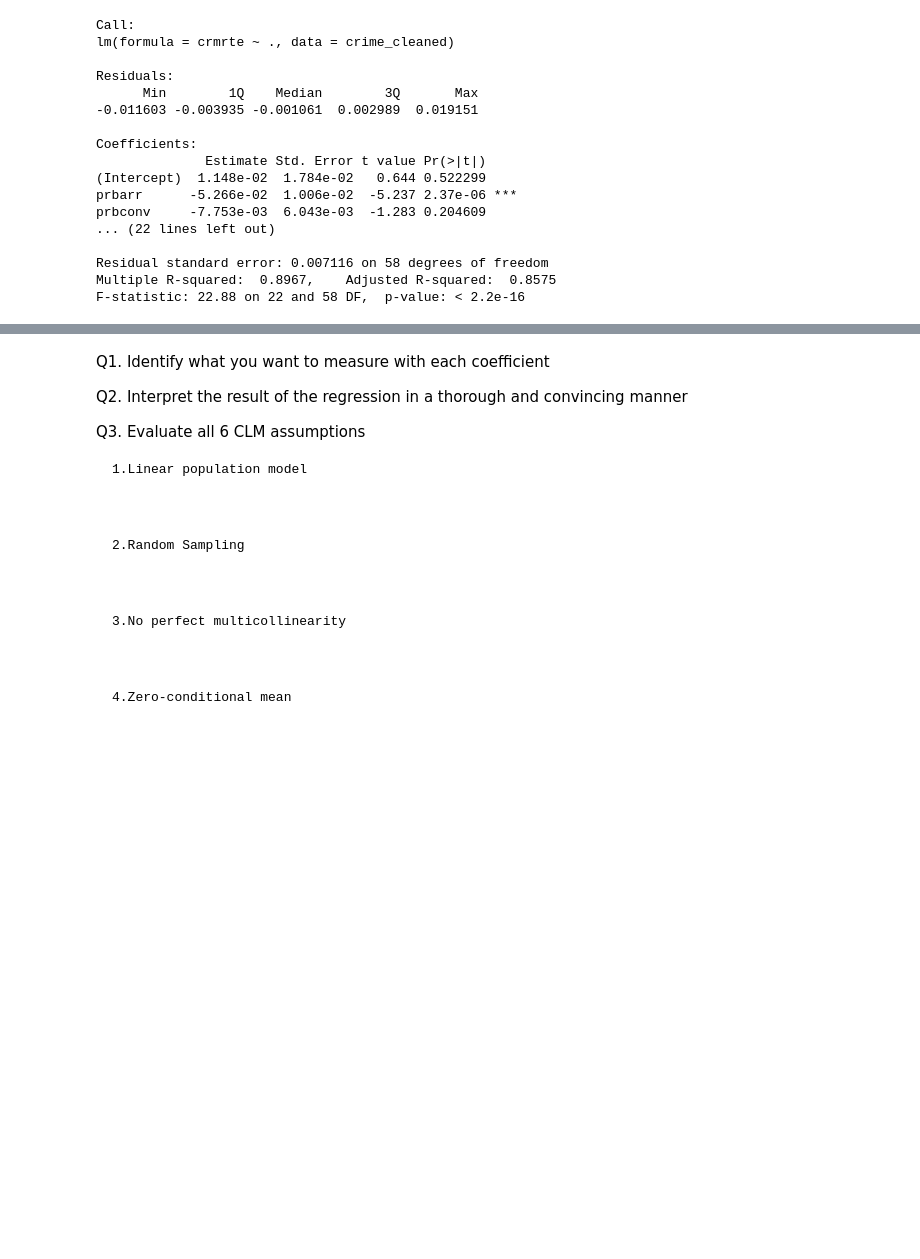
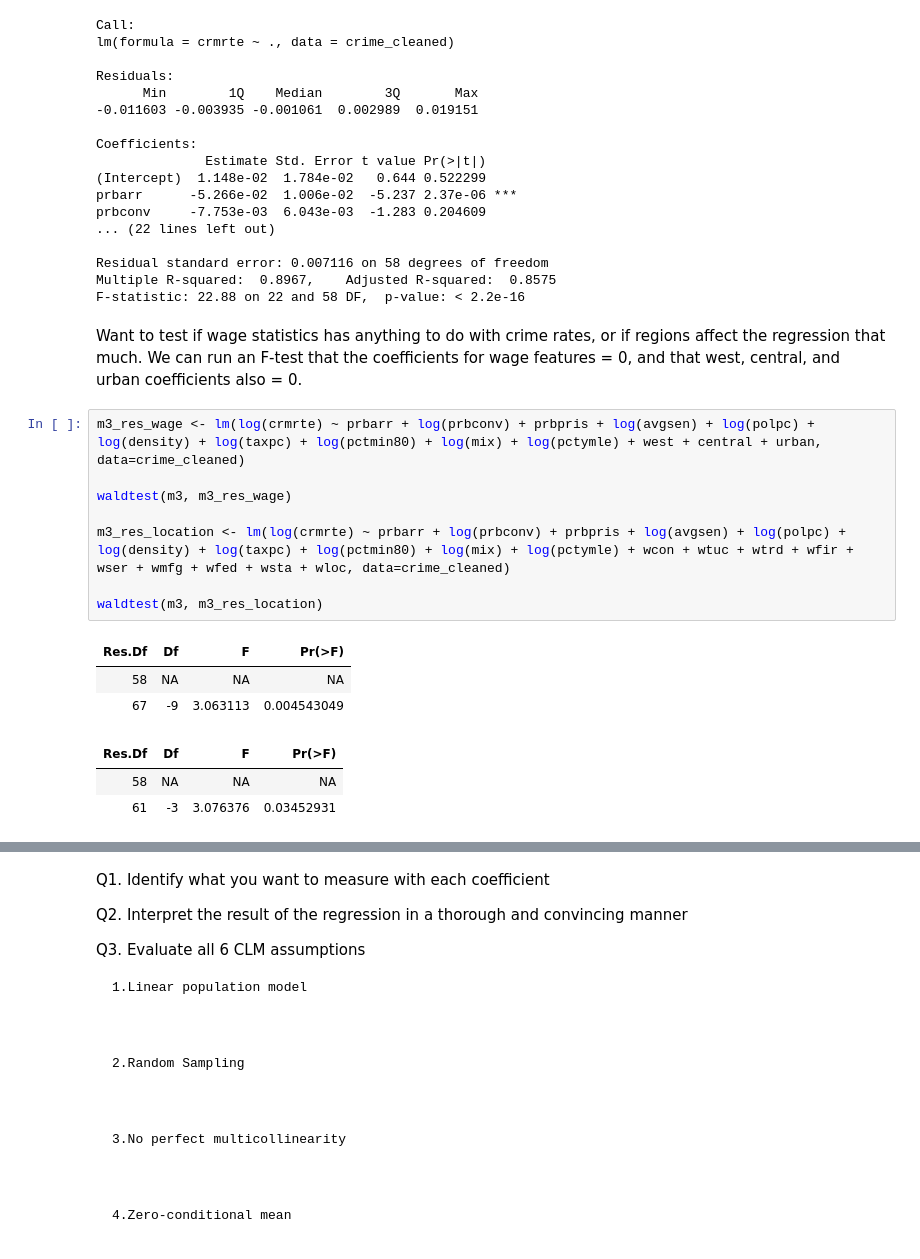
Before and after one commit to lucaschadwicklam97/lab_3_collab, a Jupyter notebook: Annabelle_Joy_Lucas_lab3_v2.ipynb, the cells around one changed output, grey strips where cells are left out. Saved outputs shown, nothing was run; the diff lists cells and outputs as text; blank space fills up the shorter version.

```diff
--- a/Annabelle_Joy_Lucas_lab3_v2.ipynb
+++ b/Annabelle_Joy_Lucas_lab3_v2.ipynb
@@ -502,3 +498,20 @@ prbconv     -7.753e-03  6.043e-03  -1.283 0.204609
 Residual standard error: 0.007116 on 58 degrees of freedom
 Multiple R-squared:  0.8967,    Adjusted R-squared:  0.8575
 F-statistic: 22.88 on 22 and 58 DF,  p-value: < 2.2e-16
+# %% [markdown]
+Want to test if wage statistics has anything to do with crime rates, or if regions affect the regression that much.  We can run an F-test that the coefficients for wage features = 0, and that west, central, and urban coefficients also = 0.
+# %%
+m3_res_wage <- lm(log(crmrte) ~ prbarr + log(prbconv) + prbpris + log(avgsen) + log(polpc) + log(density) + log(taxpc) + log(pctmin80) + log(mix) + log(pctymle) + west + central + urban, data=crime_cleaned)
+
+waldtest(m3, m3_res_wage)
+
+m3_res_location <- lm(log(crmrte) ~ prbarr + log(prbconv) + prbpris + log(avgsen) + log(polpc) + log(density) + log(taxpc) + log(pctmin80) + log(mix) + log(pctymle) + wcon + wtuc + wtrd + wfir + wser + wmfg + wfed + wsta + wloc, data=crime_cleaned)
+
+waldtest(m3, m3_res_location)
+# %% [output]
+| Res.Df | Df | F | Pr(>F) |
+| 58 | NA | NA | NA |
+| 67 | -9 | 3.063113 | 0.004543049 |
+| Res.Df | Df | F | Pr(>F) |
+| 58 | NA | NA | NA |
+| 61 | -3 | 3.076376 | 0.03452931 |
```
Also changed, not shown: parts of 10 cells of this notebook.
